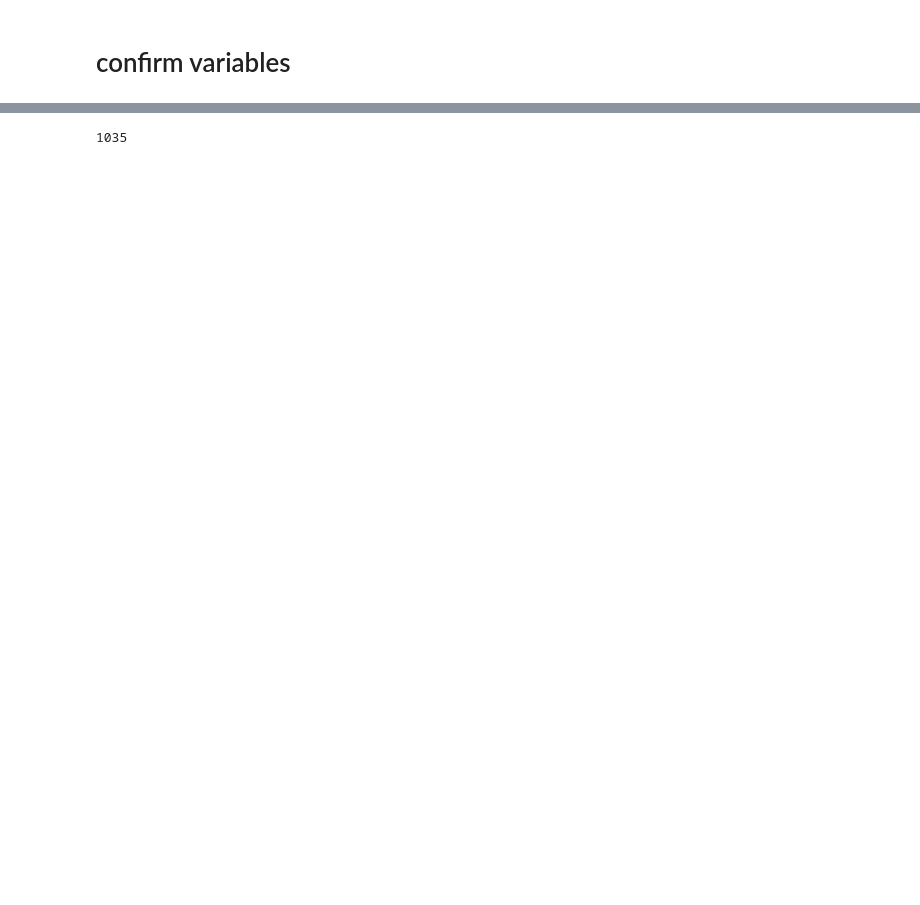
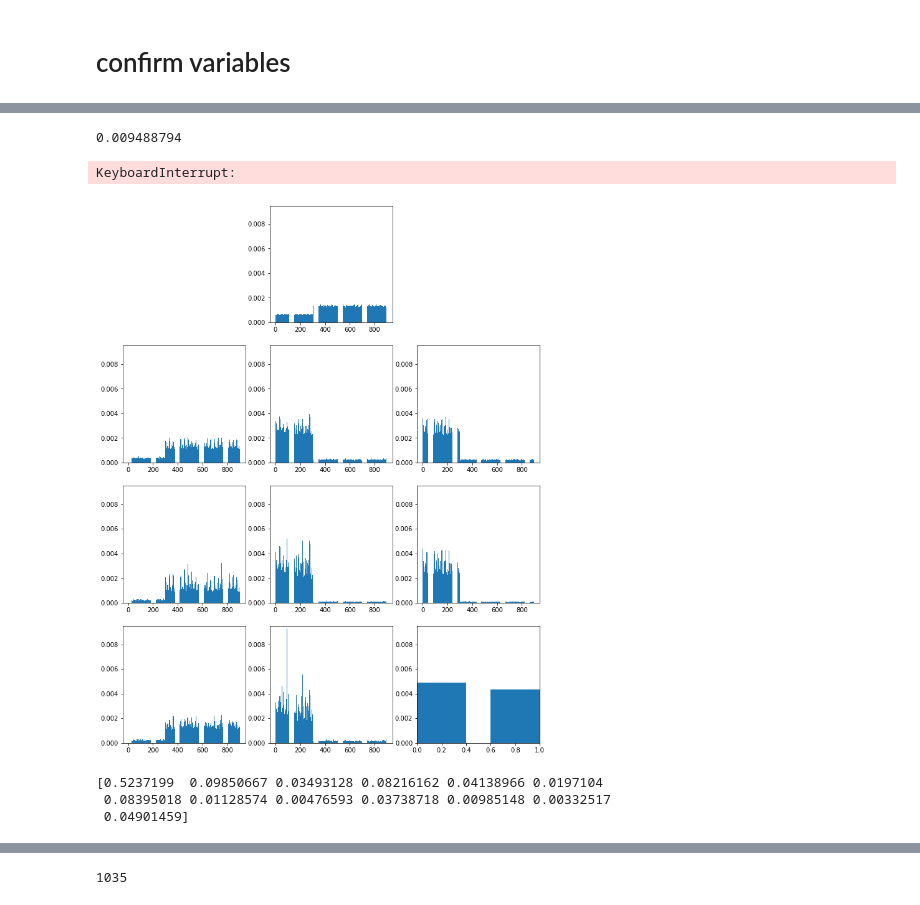
Before and after one commit to numarrsh/tsntm, a Jupyter notebook: SYNTHETIC-TREE-TOPIC-VAE.ipynb, the cells around one changed output, grey strips where cells are left out. Cells and saved outputs as stored; diff of their text form; code cells hidden in the pictures; blank space fills up the shorter version.

```diff
--- a/SYNTHETIC-TREE-TOPIC-VAE.ipynb
+++ b/SYNTHETIC-TREE-TOPIC-VAE.ipynb
@@ -498,0 +637,41 @@ debug_value([topic_embeddings[:, :5]])
+# %%
+_topics_bow, = debug_value([topic_bow], return_value=True)
+np.max(_topics_bow)
+# %% [output]
+0.009488794
+# %%
+_topics_bow, = debug_value([topic_bow], return_value=True)
+
+plt.figure(figsize=(12, 20))
+
+_topic_bow = _topics_bow[0]
+plt.subplot(5,3,2)
+plt.ylim([0, np.max(_topics_bow)])
+plt.bar(bow_idxs, _topic_bow)
+
+for i in range(1, len(topic_idxs)):
+    _topic_bow = _topics_bow[i]
+    plt.subplot(5,3,i+3)
+    plt.ylim([0, np.max(_topics_bow)])
+#     plt.axis('off')
+    plt.bar(bow_idxs, _topic_bow)
+
+plt.show()
+# %% [output]
+KeyboardInterrupt:
+[figure, added]
+# %%
+_prob_topics = []
+for ct, batch in dev_batches:
+    feed_dict = get_feed_dict(batch)
+    _prob_topic, = sess.run([prob_topic], feed_dict = feed_dict)
+    _prob_topics.append(_prob_topic)
+
+_prob_topics = np.concatenate(_prob_topics, 0)
+_prob_topic_mean = np.mean(_prob_topics, 0)
+
+print(_prob_topic_mean)
+# %% [output]
+[0.5237199  0.09850667 0.03493128 0.08216162 0.04138966 0.0197104
+ 0.08395018 0.01128574 0.00476593 0.03738718 0.00985148 0.00332517
+ 0.04901459]
```
Also changed, not shown: parts of 39 cells of this notebook, 10 other files.
